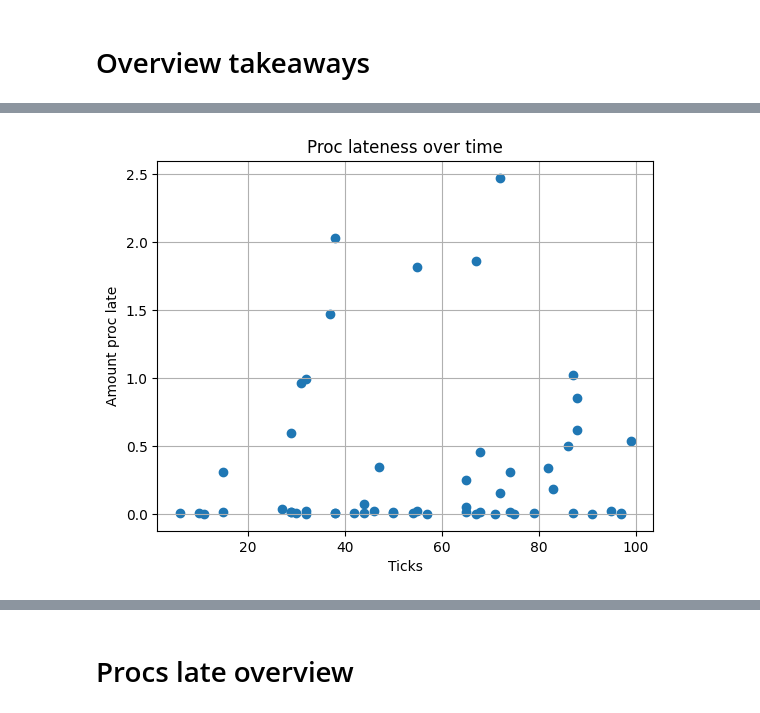
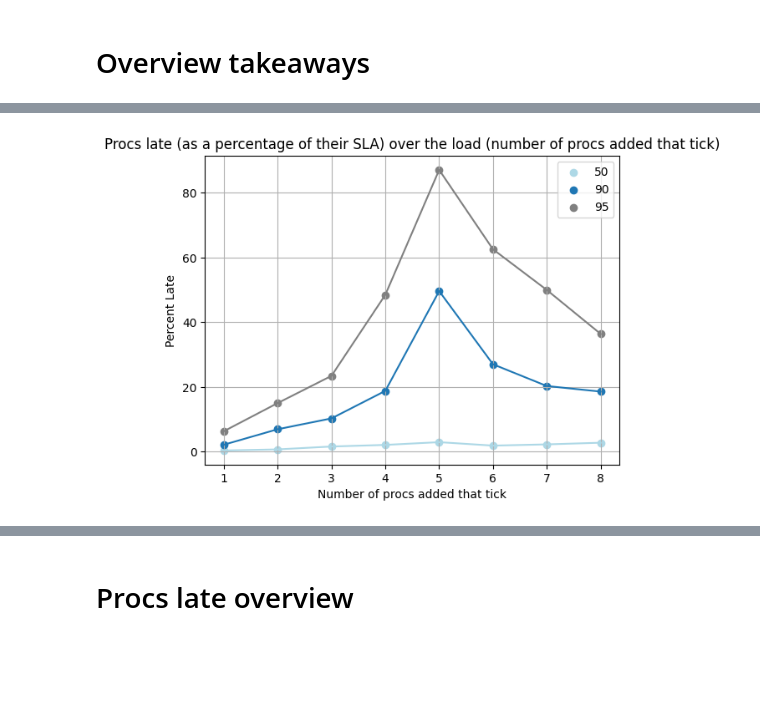
Before and after one commit to hannahmanuela/scheduler-simulator, a Jupyter notebook: results/analyze_output.ipynb, the cells around one changed output, grey strips where cells are left out. Drawn from its saved outputs; the diff is of its cells as text; code cells hidden in the pictures; blank space fills up the shorter version.

```diff
--- a/results/analyze_output.ipynb
+++ b/results/analyze_output.ipynb
@@ -56,10 +23,0 @@ avg unused ticks: 0.30457500000000004
-# %%
-# plot by tick
-plt.scatter(procs_late["tick"], procs_late['amountLate'].values)
-plt.xlabel('Ticks')
-plt.ylabel('Amount proc late')
-plt.title('Proc lateness over time')
-plt.grid(True)
-plt.show()
-# %% [output]
-[figure, removed]
@@ -65,0 +33,23 @@ plt.show()
+# %%
+# Procs late (as a percentage of their SLA) over the load (number of procs currently live)
+
+def get_percentile(pctile):
+    return final_late[["numProcsAdded", "pctLate"]].groupby("numProcsAdded").quantile(pctile / 100).reset_index()
+
+plt.scatter(get_percentile(50)["numProcsAdded"], get_percentile(50)["pctLate"], color='lightblue', label="50")
+plt.plot(get_percentile(50)["numProcsAdded"], get_percentile(50)["pctLate"], color='lightblue')
+
+plt.scatter(get_percentile(90)["numProcsAdded"], get_percentile(90)["pctLate"], label="90")
+plt.plot(get_percentile(90)["numProcsAdded"], get_percentile(90)["pctLate"])
+
+plt.scatter(get_percentile(95)["numProcsAdded"], get_percentile(95)["pctLate"], color='grey', label="95")
+plt.plot(get_percentile(95)["numProcsAdded"], get_percentile(95)["pctLate"], color='grey')
+
+plt.xlabel('Number of procs added that tick')
+plt.ylabel('Percent Late')
+plt.title('Procs late (as a percentage of their SLA) over the load (number of procs currently live)')
+plt.grid(True)
+plt.legend()
+plt.show()
+# %% [output]
+[figure, added]
```
Also changed, not shown: parts of 32 cells of this notebook, 7 other files.
